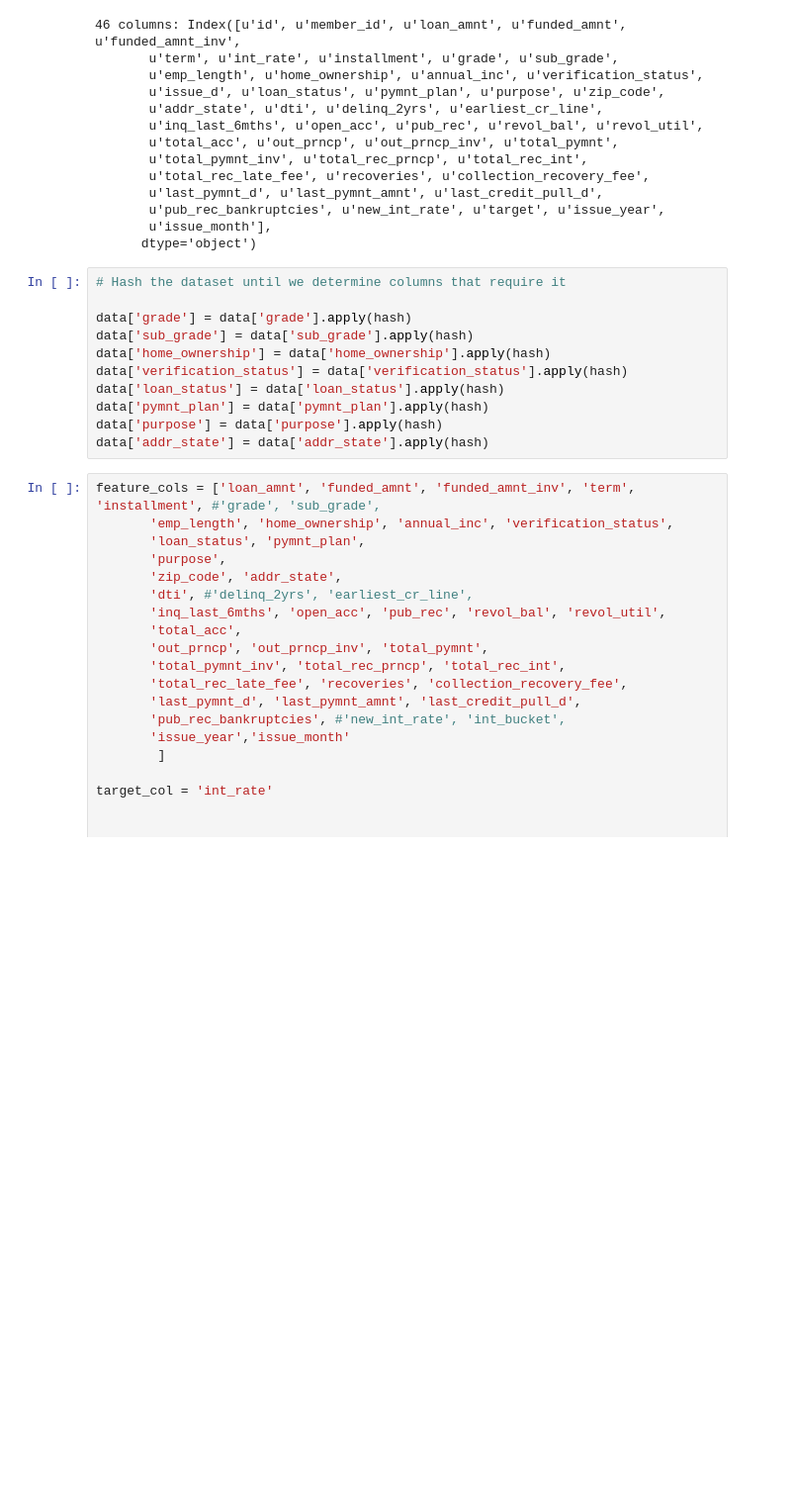
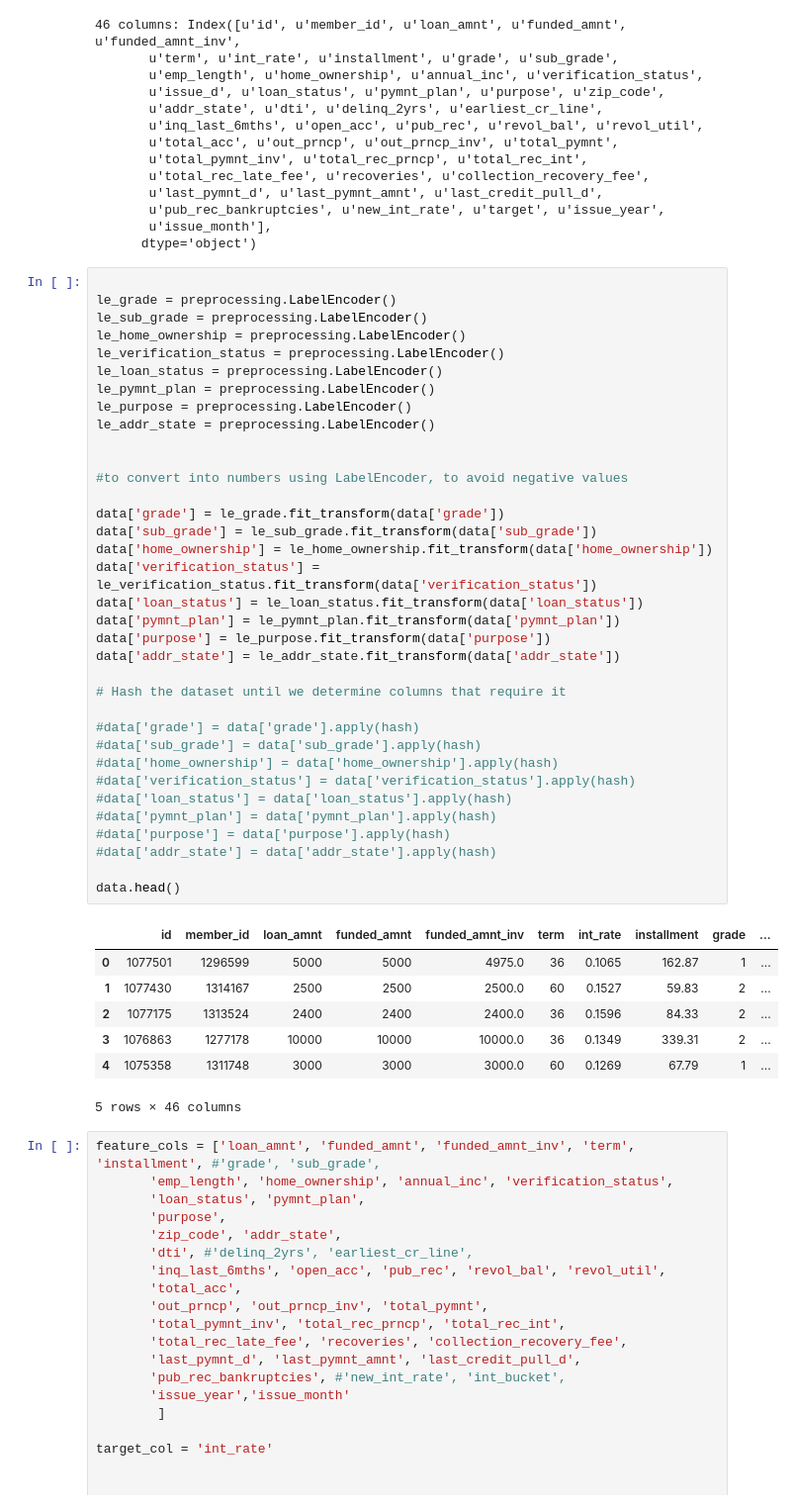
Before and after one commit to Nosdrowia/MLProject, a Jupyter notebook: LendingClub.ipynb, the cells around one changed output. Shown: that part at 99% size. Cells and saved outputs as stored; diff of their text form; blank space fills up the shorter version.

```diff
--- a/LendingClub.ipynb
+++ b/LendingClub.ipynb
@@ -203,16 +203,48 @@ print("{} columns: {}".format(len(data.columns), data.columns))
        u'issue_month'],
       dtype='object')
 # %%
+
+le_grade = preprocessing.LabelEncoder()
+le_sub_grade = preprocessing.LabelEncoder()
+le_home_ownership = preprocessing.LabelEncoder()
+le_verification_status = preprocessing.LabelEncoder()
+le_loan_status = preprocessing.LabelEncoder()
+le_pymnt_plan = preprocessing.LabelEncoder()
+le_purpose = preprocessing.LabelEncoder()
+le_addr_state = preprocessing.LabelEncoder()
+
+
+#to convert into numbers using LabelEncoder, to avoid negative values
+
+data['grade'] = le_grade.fit_transform(data['grade'])
+data['sub_grade'] = le_sub_grade.fit_transform(data['sub_grade'])
+data['home_ownership'] = le_home_ownership.fit_transform(data['home_ownership'])
+data['verification_status'] = le_verification_status.fit_transform(data['verification_status'])
+data['loan_status'] = le_loan_status.fit_transform(data['loan_status'])
+data['pymnt_plan'] = le_pymnt_plan.fit_transform(data['pymnt_plan'])
+data['purpose'] = le_purpose.fit_transform(data['purpose'])
+data['addr_state'] = le_addr_state.fit_transform(data['addr_state'])
+
 # Hash the dataset until we determine columns that require it
 
-data['grade'] = data['grade'].apply(hash)
-data['sub_grade'] = data['sub_grade'].apply(hash)
-data['home_ownership'] = data['home_ownership'].apply(hash)
-data['verification_status'] = data['verification_status'].apply(hash)
-data['loan_status'] = data['loan_status'].apply(hash)
-data['pymnt_plan'] = data['pymnt_plan'].apply(hash)
-data['purpose'] = data['purpose'].apply(hash)
-data['addr_state'] = data['addr_state'].apply(hash)
+#data['grade'] = data['grade'].apply(hash)
+#data['sub_grade'] = data['sub_grade'].apply(hash)
+#data['home_ownership'] = data['home_ownership'].apply(hash)
+#data['verification_status'] = data['verification_status'].apply(hash)
+#data['loan_status'] = data['loan_status'].apply(hash)
+#data['pymnt_plan'] = data['pymnt_plan'].apply(hash)
+#data['purpose'] = data['purpose'].apply(hash)
+#data['addr_state'] = data['addr_state'].apply(hash)
+
+data.head()
+# %% [output]
+|  | id | member_id | loan_amnt | funded_amnt | funded_amnt_inv | term | int_rate | installment | grade | ... |
+| 0 | 1077501 | 1296599 | 5000 | 5000 | 4975.0 | 36 | 0.1065 | 162.87 | 1 | ... |
+| 1 | 1077430 | 1314167 | 2500 | 2500 | 2500.0 | 60 | 0.1527 | 59.83 | 2 | ... |
+| 2 | 1077175 | 1313524 | 2400 | 2400 | 2400.0 | 36 | 0.1596 | 84.33 | 2 | ... |
+| 3 | 1076863 | 1277178 | 10000 | 10000 | 10000.0 | 36 | 0.1349 | 339.31 | 2 | ... |
+| 4 | 1075358 | 1311748 | 3000 | 3000 | 3000.0 | 60 | 0.1269 | 67.79 | 1 | ... |
+5 rows × 46 columns
 # %%
 feature_cols = ['loan_amnt', 'funded_amnt', 'funded_amnt_inv', 'term', 'installment', #'grade', 'sub_grade',
        'emp_length', 'home_ownership', 'annual_inc', 'verification_status',
```
Also changed, not shown: parts of 6 cells of this notebook.
